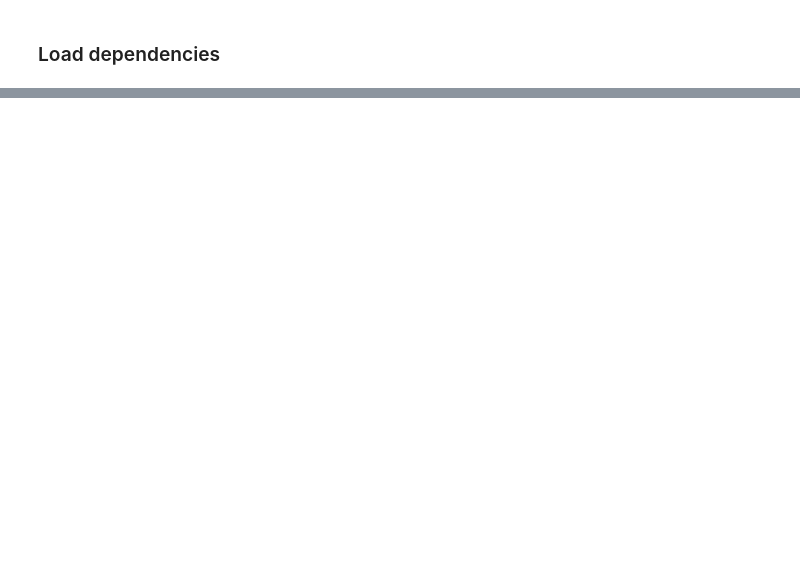
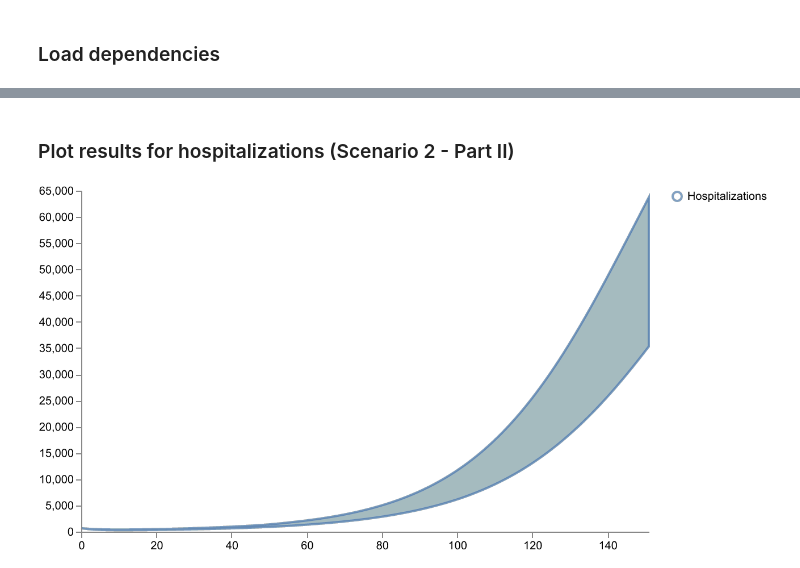
Before and after one commit to DARPA-ASKEM/program-milestones, a Jupyter notebook: Monthly_Scenarios_CIEMSS/July_2024_Scenario/July_2024_Notebook.ipynb, the cells around one changed output, grey strips where cells are left out. Cells and saved outputs as stored; diff of their text form; code cells hidden in the pictures; blank space fills up the shorter version.

```diff
--- a/Monthly_Scenarios_CIEMSS/July_2024_Scenario/July_2024_Notebook.ipynb
+++ b/Monthly_Scenarios_CIEMSS/July_2024_Scenario/July_2024_Notebook.ipynb
@@ -22,0 +418,16 @@ data1 = "LA_County_Covid19_CSA_14day_hospitalization_table.csv"
+# %% [markdown]
+### Plot results for hospitalizations (Scenario 2 - Part II)
+# %%
+nice_labels = {
+        "hospitalized_observable_state": "Hospitalizations",
+        }
+
+schema = plots.trajectories(
+    calibrated_sample_results["data"],
+    keep="hospitalized_observable_state",
+    relabel=nice_labels
+)
+plots.save_schema(schema, "_schema.json")
+plots.ipy_display(schema, dpi=150)
+# %% [output]
+[figure, added]
```
Also changed, not shown: parts of 42 cells of this notebook, 4 other files.
